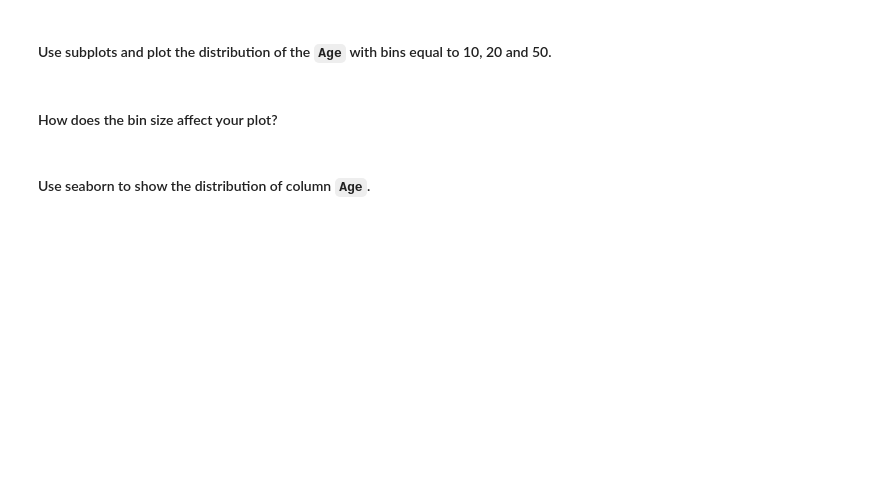
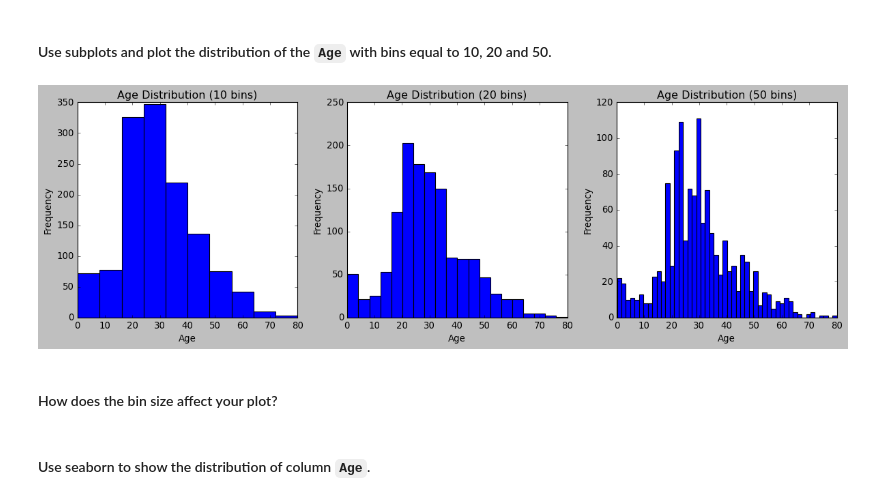
Before and after one commit to Ironhack-Data-Madrid-Octubre-2023/5.2-lab_matplotlib_seaborn, a Jupyter notebook: your-code/main.ipynb, the cells around one changed output. Saved outputs shown, nothing was run; the diff lists cells and outputs as text; code cells hidden in the pictures; blank space fills up the shorter version.

```diff
--- a/your-code/main.ipynb
+++ b/your-code/main.ipynb
@@ -98,2 +174,18 @@ sns.histplot(x=fitbit.Work_or_Weekend)
+# %%
+# your code here
+fig, axes = plt.subplots(1, 3, figsize=(15, 5))
+
+bins_values = [10, 20, 50]
+titles = ['Age Distribution (10 bins)', 'Age Distribution (20 bins)', 'Age Distribution (50 bins)']
+
+for i, bins in enumerate(bins_values):
+    axes[i].hist(titanic['Age'], bins=bins)
+    axes[i].set_title(titles[i])
+    axes[i].set_xlabel('Age')
+    axes[i].set_ylabel('Frequency')
+
+plt.tight_layout()
+# %% [output]
+[figure, added]
 # %% [markdown]
 #### How does the bin size affect your plot?
```
Also changed, not shown: parts of 33 cells of this notebook.
